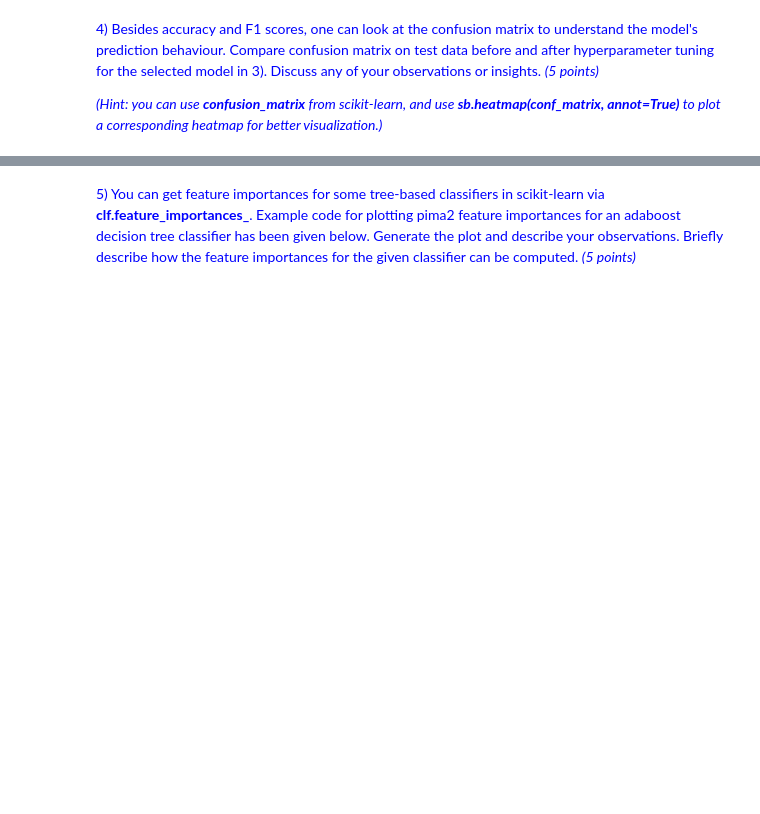
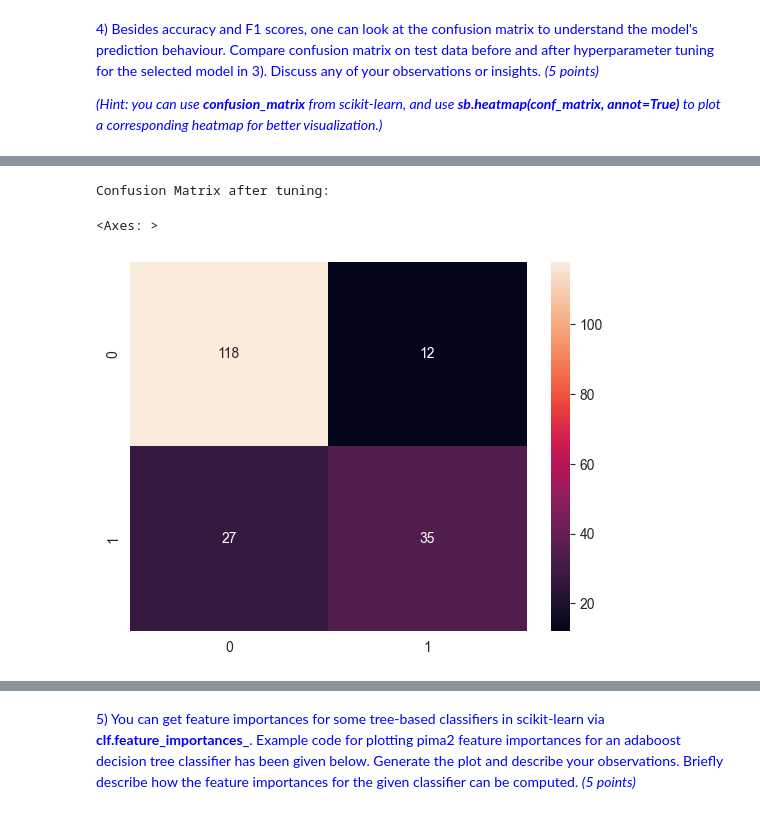
Before and after one commit to codingman-aiwass/data_mining, a Jupyter notebook: Assignment.ipynb, the cells around one changed output, grey strips where cells are left out. Cells and saved outputs as stored; diff of their text form; code cells hidden in the pictures; blank space fills up the shorter version.

```diff
--- a/Assignment.ipynb
+++ b/Assignment.ipynb
@@ -523,0 +546,7 @@ pima2_f1 = [0.5841,0.5593,0.5283,0.6364,0.5625]
+# %%
+print("Confusion Matrix after tuning:")
+sns.heatmap(confusion_matrix_after_tuning,annot=True,fmt="d")
+# %% [output]
+Confusion Matrix after tuning:
+<Axes: >
+[figure, added]
```
Also changed, not shown: parts of 21 cells of this notebook.
